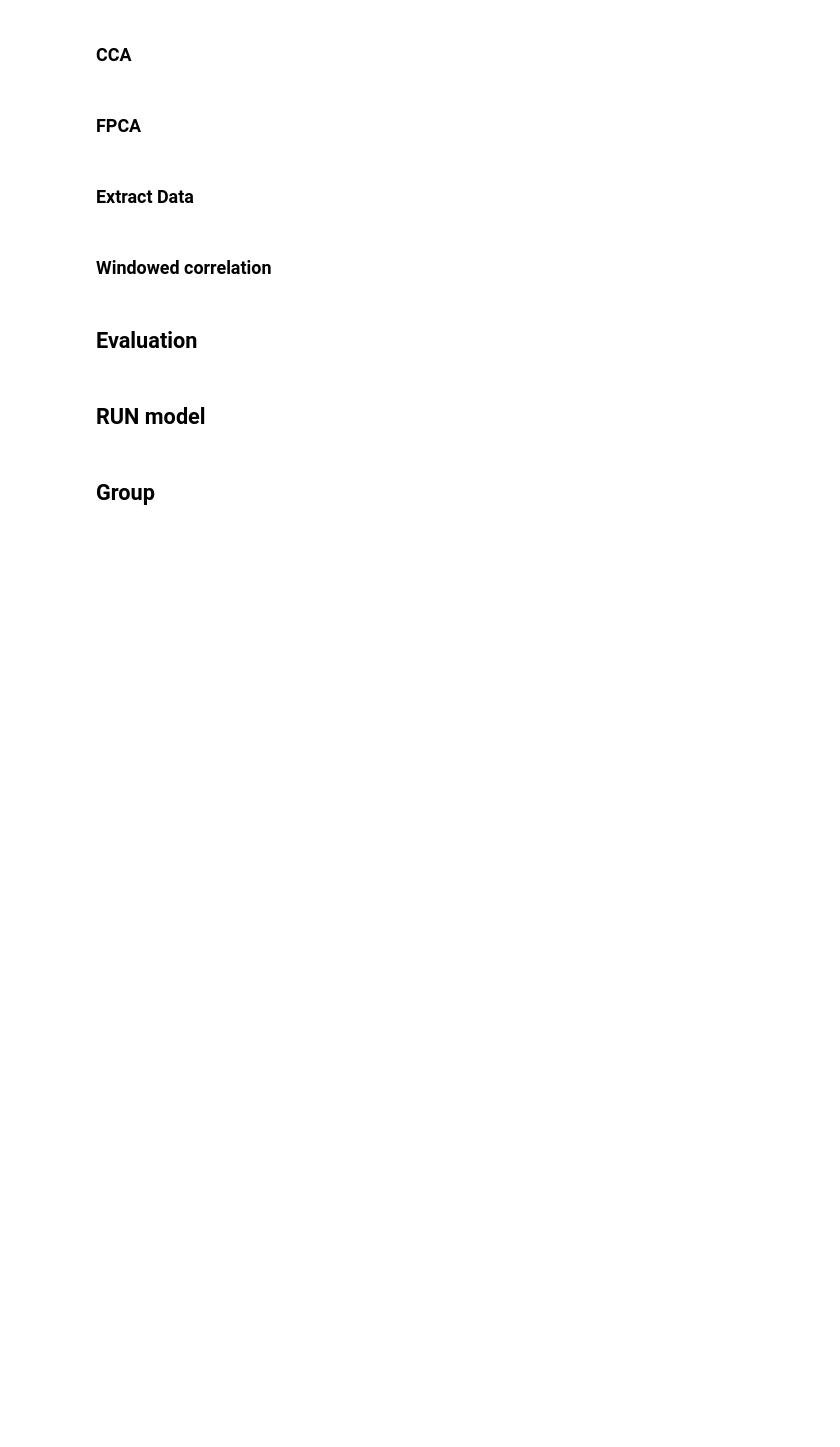
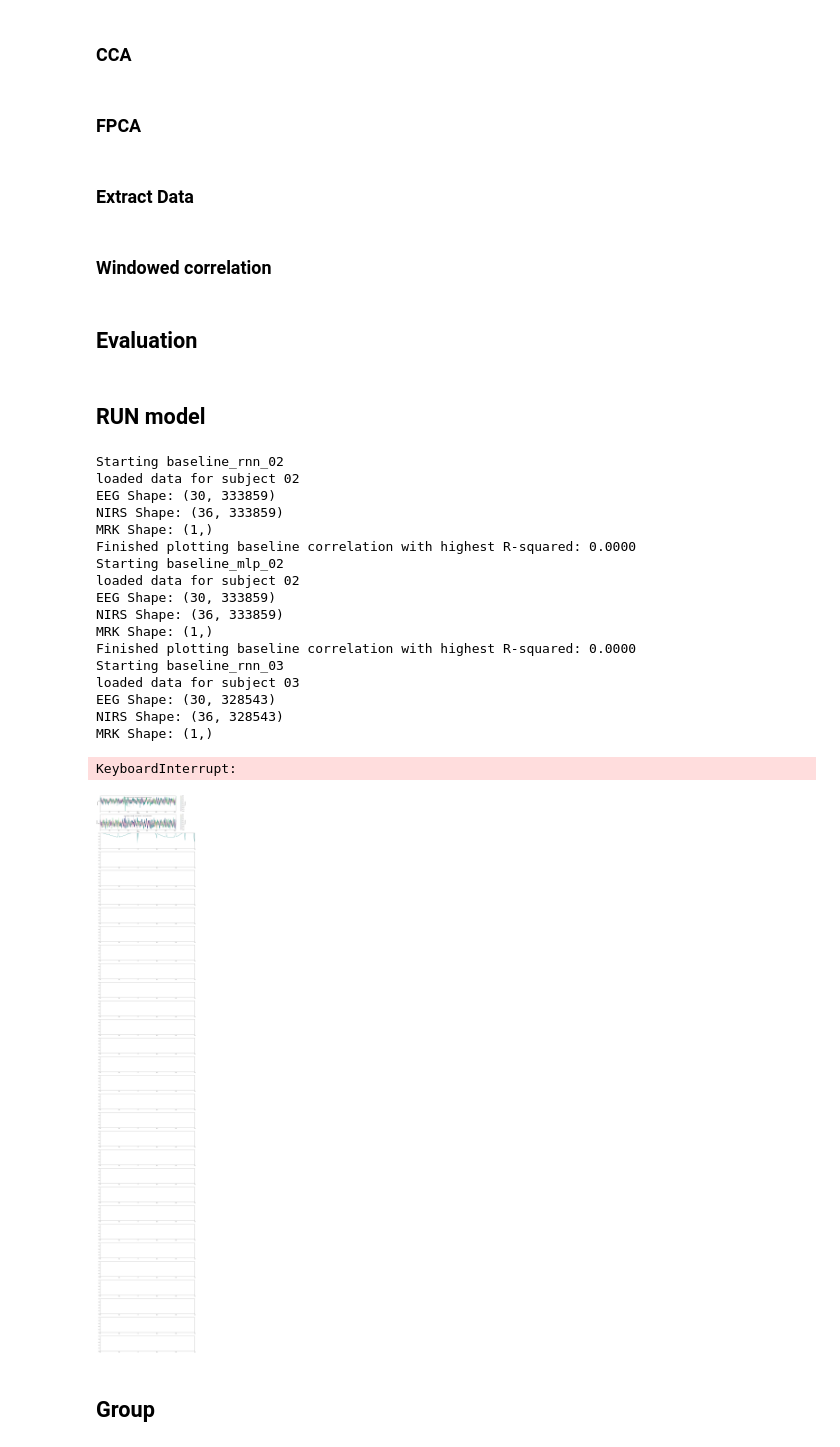
Before and after one commit to m-middleton/stinger, a Jupyter notebook: src/notebooks/main_pipeline_transcoder_full.ipynb, the cells around one changed output. Saved outputs shown, nothing was run; the diff lists cells and outputs as text; code cells hidden in the pictures; blank space fills up the shorter version.

```diff
--- a/src/notebooks/main_pipeline_transcoder_full.ipynb
+++ b/src/notebooks/main_pipeline_transcoder_full.ipynb
@@ -701,7 +704,7 @@ def rolling_correlation(X, X_pred, chan_labels, offset, sampling_frequency, time
             lc.set_array(cor.ravel())  # Color the lines by the correlation
         elif 'color' in color:
             # opacity = 0.5
-            lc = LineCollection(segments, color=color['color'], norm=norm, linewidth=1, label='Predicted', alpha=0.8)
+            lc = LineCollection(segments, color=color['color'], norm=norm, linewidth=1, label='Predicted', alpha=0.1)
 
         ax.add_collection(lc, autolim=True)
     ax.set_yticks(offset * np.arange(X.shape[0]))
@@ -729,7 +732,7 @@ def rolling_correlation(X, X_pred, chan_labels, offset, sampling_frequency, time
 # %%
 import scipy.stats as stats
 
-def eeg_baseline_correlation(eeg_data, offset=0, timeSigma=100, num_bins=50):
+def eeg_baseline_correlation(eeg_data, subject_id, offset=0, timeSigma=100, num_bins=50):
     '''
     Randomly shuffle a single EEG channel and calculate the windowed correlation between the shuffled data and the original data.
     Plot over each single eeg channel.
@@ -752,12 +755,13 @@ def eeg_baseline_correlation(eeg_data, offset=0, timeSigma=100, num_bins=50):
         prediction = np.copy(target)
         np.random.shuffle(prediction)
 
-        target_average = np.mean(target, axis=0)
-        prediction_average = np.mean(prediction, axis=0)
-        r2 = r2_score(target_average, prediction_average)
+        # concatenate windows
+        target_full = target.reshape(-1)
+        prediction_full = prediction.reshape(-1)
+        r2 = r2_score(target_full, prediction_full)
         if r2 > highest_r2:
             highest_r2 = r2
-        spearman_corr, spearman_p = stats.spearmanr(target_average, prediction_average)
+        spearman_corr, spearman_p = stats.spearmanr(target_full, prediction_full)
 
         channel_label = list(EEG_COORDS.keys())[i]
 
@@ -777,17 +781,17 @@ def eeg_baseline_correlation(eeg_data, offset=0, timeSigma=100, num_bins=50):
                                     #    zoom_end=500,
                                     do_legend=do_legend,
                                     do_colorbar=do_colorbar,
-                                    ax=axs[i, j],
+                                    ax=axs[i],
                                     title='')
 
-        axs[i, j].text(0.5, 0.9, f'{channel_label} {type_label} R-squared: {r2:.4f} Spearman: {spearman_corr}', horizontalalignment='center', verticalalignment='center', transform=axs[i, j].transAxes)
+        axs[i].text(0.5, 0.9, f'{channel_label} {type_label} R-squared: {r2:.4f} Spearman: {spearman_corr}', horizontalalignment='center', verticalalignment='center', transform=axs[i].transAxes)
 
-    fig.savefig(os.path.join(OUTPUT_DIRECTORY, f'Baseline_{highest_r2:.4f}.jpeg'))
+    fig.savefig(os.path.join(OUTPUT_DIRECTORY, f'Baseline_{highest_r2:.4f}_{subject_id}.jpeg'))
     plt.close()
     print(f'Finished plotting baseline correlation with highest R-squared: {highest_r2:.4f}')
 
 
-def evaluate_raw_correlation(eeg_data, fnirs_data):
+def evaluate_raw_correlation(eeg_data, fnirs_data, subject_id):
     '''
     Plot a matrix of n_eeg_channels x n_nirs_channels. For each plot, take one EEG channel and one fNIRS channel.
     Normalize the two signals to be between 0 and 1, then plot each time point of a single EEG channel against
@@ -801,6 +805,7 @@ def evaluate_raw_correlation(eeg_data, fnirs_data):
         fnirs_data = np.random.rand(1000, 4)  # 1000 samples, 4 fNIRS channels
         evaluate_raw_correlation(eeg_data, fnirs_data)
     '''
+    pass
 
     # Normalize EEG and fNIRS data
     eeg_normalized = (eeg_data - np.min(eeg_data, axis=0)) / (np.max(eeg_data, axis=0) - np.min(eeg_data, axis=0))
@@ -830,7 +835,7 @@ def evaluate_raw_correlation(eeg_data, fnirs_data):
 
     plt.tight_layout()
 
-    fig.savefig(os.path.join(OUTPUT_DIRECTORY, f'Baseline_correlation_matrix.jpeg'))
+    fig.savefig(os.path.join(OUTPUT_DIRECTORY, f'Baseline_correlation_matrix_{subject_id}.jpeg'))
     plt.close()
 
     print('Finished plotting correlation matrix')
@@ -877,7 +882,8 @@ def run_model(subject_id_int,
         # Baselines
 
         # plot baseline with nirs
-        evaluate_raw_correlation(eeg_data, nirs_data)
+
+        # evaluate_raw_correlation(eeg_data.T, nirs_data.T, subject_id)
 
         eeg_windowed_ordered,_ ,_ = grab_ordered_windows(
             nirs_data=eeg_data,
@@ -893,9 +899,8 @@ def run_model(subject_id_int,
         eeg_windowed_ordered = eeg_windowed_ordered[:,:, eeg_channel_index]
 
         # plot baseline
-        eeg_baseline_correlation(eeg_windowed_ordered, offset=0, timeSigma=100, num_bins=50)
+        eeg_baseline_correlation(eeg_windowed_ordered, subject_id, offset=0, timeSigma=100, num_bins=50)
 
-        asdasd=asdasd
         return
 
         # split train and test on eeg_data, nirs_data, and mrk_data
@@ -1236,23 +1241,43 @@ def run_model(subject_id_int,
 # %%
 # Define channels to use
 nirs_channels_to_use_base = list(NIRS_COORDS.keys())
 nirs_channel_index = find_indices(list(NIRS_COORDS.keys()),nirs_channels_to_use_base)
 
 eeg_channels_to_use = EEG_CHANNEL_NAMES
 eeg_channel_index = find_indices(EEG_CHANNEL_NAMES,eeg_channels_to_use)
 
-for subject_id_int in subject_ids[8:]:
+for subject_id_int in subject_ids[1:3]:
     for model_name_base in ['rnn', 'mlp']:
         run_model(subject_id_int,
                   model_name_base,
                   nirs_channels_to_use_base,
                   eeg_channels_to_use,
                   eeg_channel_index,
                   nirs_channel_index,
                   num_epochs,
                   redo_train=False)
         gc.collect()
         torch.cuda.empty_cache()
+# %% [output]
+Starting baseline_rnn_02
+loaded data for subject 02
+EEG Shape: (30, 333859)
+NIRS Shape: (36, 333859)
+MRK Shape: (1,)
+Finished plotting baseline correlation with highest R-squared: 0.0000
+Starting baseline_mlp_02
+loaded data for subject 02
+EEG Shape: (30, 333859)
+NIRS Shape: (36, 333859)
+MRK Shape: (1,)
+Finished plotting baseline correlation with highest R-squared: 0.0000
+Starting baseline_rnn_03
+loaded data for subject 03
+EEG Shape: (30, 328543)
+NIRS Shape: (36, 328543)
+MRK Shape: (1,)
+KeyboardInterrupt:
+[figure, added]
 # %% [markdown]
 ## Group
 # %%
```
Also changed, not shown: parts of 3 cells of this notebook, 10 other files.
